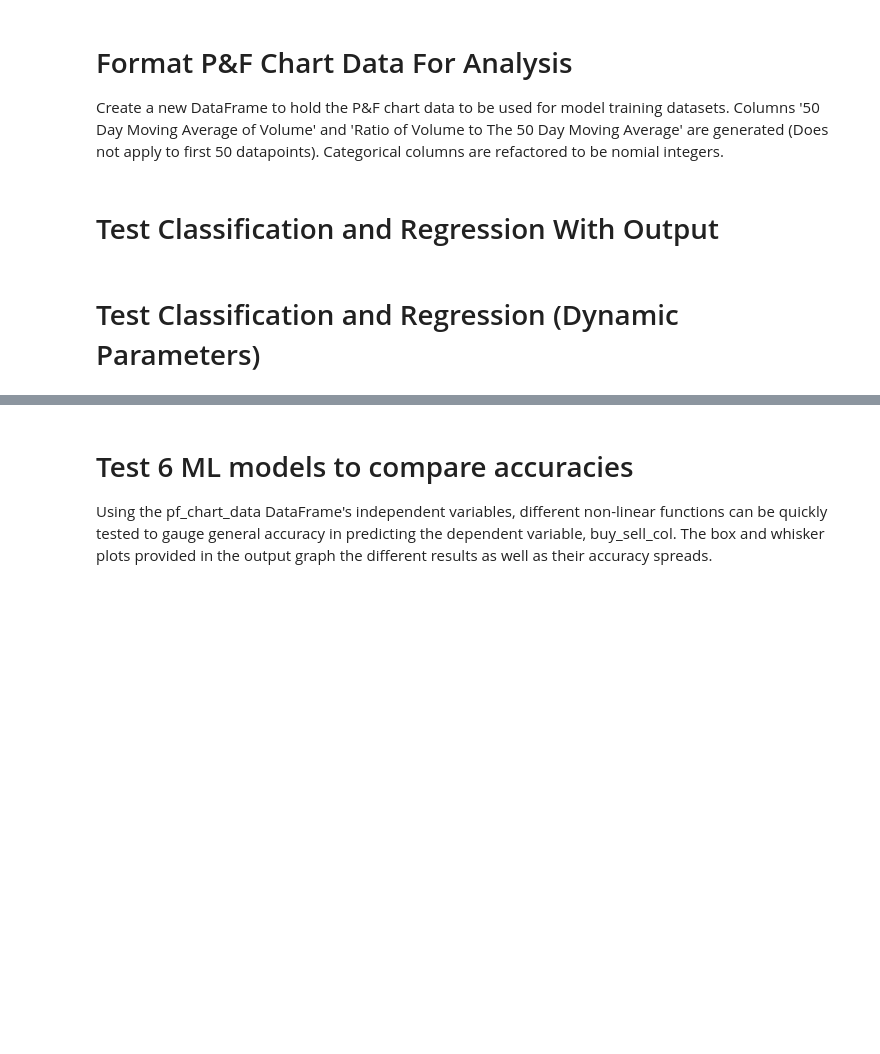
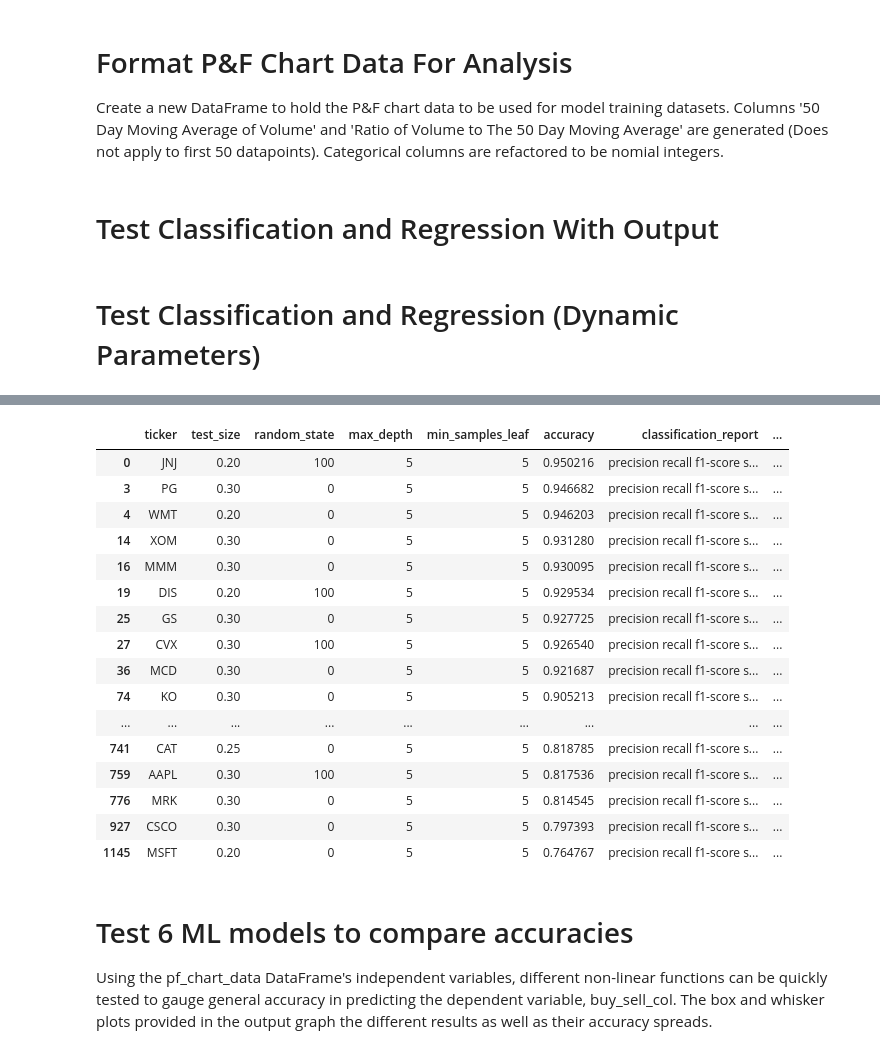
Before and after one commit to ncasale/zipline-setup, a Jupyter notebook: Pnf-basic-modeling.ipynb, the cells around one changed output, grey strips where cells are left out. Saved outputs shown, nothing was run; the diff lists cells and outputs as text; code cells hidden in the pictures; blank space fills up the shorter version.

```diff
--- a/Pnf-basic-modeling.ipynb
+++ b/Pnf-basic-modeling.ipynb
@@ -186,11 +186,10 @@ def format_data(pf_chart):
     # Import security data as a dataframe
     pf_chart_data = pd.DataFrame.from_dict(pf_chart.chart_meta_data)
     pf_chart_data = pf_chart_data.transpose().reset_index(drop=True)
-    pf_chart_data = pf_chart_data.convert_objects(convert_numeric=True).round(2)
 
     # Create a 50 day moving average of the volume and a ratio between the volume and the 50 day moving average
     pf_chart_data['50ma'] = pd.Series.rolling(pf_chart_data['volume'],50, min_periods=50).mean().round()
-    pf_chart_data['volume_ratio'] = (pf_chart_data['volume'] / pf_chart_data['50ma']).round(2)
+    pf_chart_data['volume_ratio'] = (pf_chart_data['volume'] / pf_chart_data['50ma'])
     # Reformat categorical columns to be numeric (cant decide if these should be numbered by index or polarity ie: buy is 1, sell is -1, none is 0)
     pf_chart_data['action'] = pf_chart_data['action'].map({'none': 0, 'x': 1, 'reverse x->o': 2, 'o': 3, 'reverse o->x': 4})
     pf_chart_data['direction'] = pf_chart_data['direction'].map({'o': 0, 'x':1})
@@ -208,15 +207,15 @@ import graphviz
 
 def CART_Output(title,df,X,Y,df_names,test_size,random_state,max_depth,min_samples_leaf):
     #define training and test samples
-    X_train, X_test, y_train, y_test = train_test_split( X, Y, test_size = 0.25, random_state = 100)
+    X_train, X_test, y_train, y_test = train_test_split( X, Y, test_size = test_size, random_state = random_state)
     X_train = X_train.astype(int)
     y_train = y_train.astype(int)
     X_test = X_test.astype(int)
     y_test = y_test.astype(int)
 
     #predict using Gini results
-    clf_gini = DecisionTreeClassifier(criterion = "gini", random_state = 100,
-                                   max_depth=4, min_samples_leaf=5)
+    clf_gini = DecisionTreeClassifier(criterion = "gini", random_state = random_state,
+                                   max_depth=max_depth, min_samples_leaf=min_samples_leaf)
     clf_gini.fit(X_train, y_train)
     y_pred = clf_gini.predict(X_test)
 
@@ -242,7 +241,7 @@ def CART_Output(title,df,X,Y,df_names,test_size,random_state,max_depth,min_sampl
 
     output = measure_performance(X_train,y_train,clf_gini, show_accuracy=True, show_classification_report=True, show_confusion_matrix=True)
     feature_names=df_names
-    with open(title+"_"+str(test_size)+"_"+str(random_state)+"_"+str(max_depth)+"_"+str(min_samples_leaf)+".txt", "w") as f:
+    with open("cart-models/"+title+"_"+str(test_size)+"_"+str(random_state)+"_"+str(max_depth)+"_"+str(min_samples_leaf)+".txt", "w") as f:
         f = tree.export_graphviz(clf_gini, feature_names=df_names, out_file=f)
 # %% [markdown]
 # Test Classification and Regression (Dynamic Parameters)
@@ -253,6 +252,7 @@ from sklearn import tree
 import graphviz
 
 def CART_Test(title,df,X,Y,df_names,test_size,random_state,max_depth,min_samples_leaf):
+
     #define training and test samples
     X_train, X_test, y_train, y_test = train_test_split( X, Y, test_size = test_size, random_state = random_state)
     X_train = X_train.astype(int)
@@ -281,12 +281,13 @@ def CART_Test(title,df,X,Y,df_names,test_size,random_state,max_depth,min_samples
         return accuracy, classification_report, confusion_matrix
     accuracy, classification_report, confusion_matrix = measure_performance(X_train,y_train,clf_gini, show_accuracy=True, show_classification_report=True, show_confusion_matrix=True)
     report_entry = {
+        'ticker': '',
         'test_size': test_size,
         'random_state': random_state,
         'max_depth': max_depth,
         'min_samples_leaf': min_samples_leaf,
         'accuracy': accuracy,
         'classification_report': classification_report,
-        'confusion_matrix': classification_report
+        'confusion_matrix': confusion_matrix
     }
     return report_entry
@@ -378,3 +353,46 @@ Confusion matrix
+# %%
+ticker_report = accuracy_report.drop_duplicates(subset = 'ticker')
+for index, row in ticker_report.iterrows():
+    ticker = row['ticker']
+    test_size = row['test_size']
+    max_depth = row['max_depth']
+    random_state = row['random_state']
+    min_samples_leaf = row['min_samples_leaf']
+    min_samples_leaf = row['min_samples_leaf']
+
+    # Recreate the analysis DataFrame using the best performer
+    pf_chart = generate_pf_chart(ticker, historical_dfs)
+    pf_chart_data = format_data(pf_chart)
+    df = pf_chart_data
+    df.dropna(inplace = True, axis = 'rows')
+    X = df.values[:len(df)-1,(input_cols)]
+    Y = df.values[1:len(df),output_col]
+
+    # Run the CART model generator
+    title = 'PnF of ' + ticker
+    df_names = list(df.columns.values[input_cols])
+
+    CART_Output(title,df,X,Y,df_names,test_size,random_state,max_depth,min_samples_leaf)
+clear_output()
+ticker_report
+# %% [output]
+|  | ticker | test_size | random_state | max_depth | min_samples_leaf | accuracy | classification_report | ... |
+| 0 | JNJ | 0.20 | 100 | 5 | 5 | 0.950216 | precision recall f1-score s... | ... |
+| 3 | PG | 0.30 | 0 | 5 | 5 | 0.946682 | precision recall f1-score s... | ... |
+| 4 | WMT | 0.20 | 0 | 5 | 5 | 0.946203 | precision recall f1-score s... | ... |
+| 14 | XOM | 0.30 | 0 | 5 | 5 | 0.931280 | precision recall f1-score s... | ... |
+| 16 | MMM | 0.30 | 0 | 5 | 5 | 0.930095 | precision recall f1-score s... | ... |
+| 19 | DIS | 0.20 | 100 | 5 | 5 | 0.929534 | precision recall f1-score s... | ... |
+| 25 | GS | 0.30 | 0 | 5 | 5 | 0.927725 | precision recall f1-score s... | ... |
+| 27 | CVX | 0.30 | 100 | 5 | 5 | 0.926540 | precision recall f1-score s... | ... |
+| 36 | MCD | 0.30 | 0 | 5 | 5 | 0.921687 | precision recall f1-score s... | ... |
+| 74 | KO | 0.30 | 0 | 5 | 5 | 0.905213 | precision recall f1-score s... | ... |
+| ... | ... | ... | ... | ... | ... | ... | ... | ... |
+| 741 | CAT | 0.25 | 0 | 5 | 5 | 0.818785 | precision recall f1-score s... | ... |
+| 759 | AAPL | 0.30 | 100 | 5 | 5 | 0.817536 | precision recall f1-score s... | ... |
+| 776 | MRK | 0.30 | 0 | 5 | 5 | 0.814545 | precision recall f1-score s... | ... |
+| 927 | CSCO | 0.30 | 0 | 5 | 5 | 0.797393 | precision recall f1-score s... | ... |
+| 1145 | MSFT | 0.20 | 0 | 5 | 5 | 0.764767 | precision recall f1-score s... | ... |
 # %% [markdown]
 # Test 6 ML models to compare accuracies
 Using the pf_chart_data DataFrame's independent variables, different non-linear functions can be quickly tested to gauge general accuracy in predicting the dependent variable, buy_sell_col. The box and whisker plots provided in the output graph the different results as well as their accuracy spreads.
```
Also changed, not shown: parts of 3 cells of this notebook, 1 other file.
